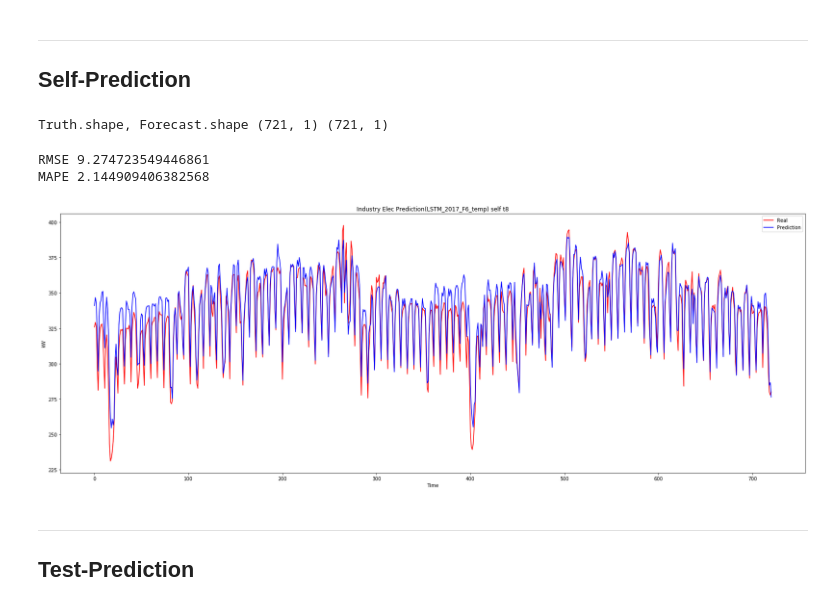
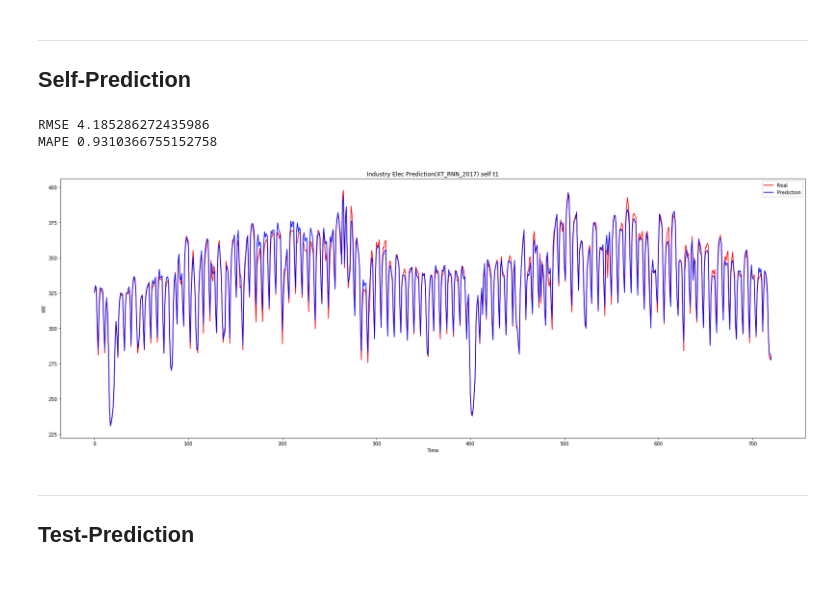
Before and after one commit to Chang-Siang/IndustryElec, a Jupyter notebook: IndustryElec (RNN_XT).ipynb, the cells around one changed output. Saved outputs shown, nothing was run; the diff lists cells and outputs as text; code cells hidden in the pictures.

```diff
--- a/IndustryElec (RNN_XT).ipynb
+++ b/IndustryElec (RNN_XT).ipynb
@@ -228,5 +239,0 @@ _________________________________________________________________
-# %%
-# initialize optimizer
-optimizer = optimizers.Adam(lr=0.001, beta_1=0.9, beta_2=0.999, epsilon=None, decay=0.0, amsgrad=False)
-model.compile(optimizer = optimizer, loss = 'mean_squared_error')
-# model.compile(loss="mean_absolute_error", optimizer="adam",metrics=['mean_absolute_error'])
@@ -238,11 +239,0 @@ cb_EarlyStop = EarlyStopping(monitor="val_loss", patience=20, verbose=1, mode="a
-# %%
-batch_size = 16
-epochs = 200
-
-history = model.fit(X_train, Y_train,
-                    batch_size = batch_size,
-                    epochs = epochs,
-                    verbose=1,
-                    shuffle=False,
-                    callbacks=[cb_reduce_lr, cb_EarlyStop],
-                    validation_split=0.1)
@@ -279,0 +240,15 @@ Total time spent..... 42.907739877700806 second
+# %%
+%%time
+total_self = []
+total_test = []
+for i in range(10):
+    print(i)
+    model, modelResult = buildModel(X_train.shape, X_train, Y_train)
+    self_predict, test_predict = evaluate_model(model, sc, SelfTruth, S_test, RawTrurh, X_test)
+    total_self.append(np.reshape(self_predict, (self_predict.shape[0])))
+    total_test.append(np.reshape(test_predict, (test_predict.shape[0])))
+mean_self = np.array(total_self).mean(axis=0)
+mean_test = np.array(total_test).mean(axis=0)
+# reshape
+mean_self = np.reshape(mean_self, (mean_self.shape[0], 1))
+mean_test = np.reshape(mean_test, (mean_test.shape[0], 1))
@@ -281,8 +264,8 @@ Total time spent..... 42.907739877700806 second
 ---
 ## Time
 # %%
-t = 8
-save = False
+t = 1
+save = True
 # save = False
 model_name = '(XT_RNN_2017)'
 # %% [markdown]
@@ -296,21 +279,15 @@ model_name = '(XT_RNN_2017)'
 ---
 ## Self-Prediction
 # %%
-# 真實值
+# 自我測試
 self_trurh = pd.DataFrame(SelfTruth)
 self_trurh = deNormalize(sc, self_trurh.values)
-
-self_predict = forecast(model, S_test, self_trurh.shape)
-self_predict = deNormalize(sc, self_predict)
+calcError(self_trurh, mean_self)
+showPlot(self_trurh, mean_self, model_name , "self", size="L", save=save)
 # %% [output]
-Truth.shape, Forecast.shape (721, 1) (721, 1)
+RMSE 4.185286272435986
+MAPE 0.9310366755152758
+[figure, added]
-# %%
-calcError(self_trurh, self_predict)
-showPlot(self_trurh, self_predict, model_name , "self", size="L", save=save)
-# %% [output]
-RMSE 9.274723549446861
-MAPE 2.144909406382568
-[figure, removed]
 # %% [markdown]
 ---
 ## Test-Prediction
```
Also changed, not shown: parts of 17 cells of this notebook.
